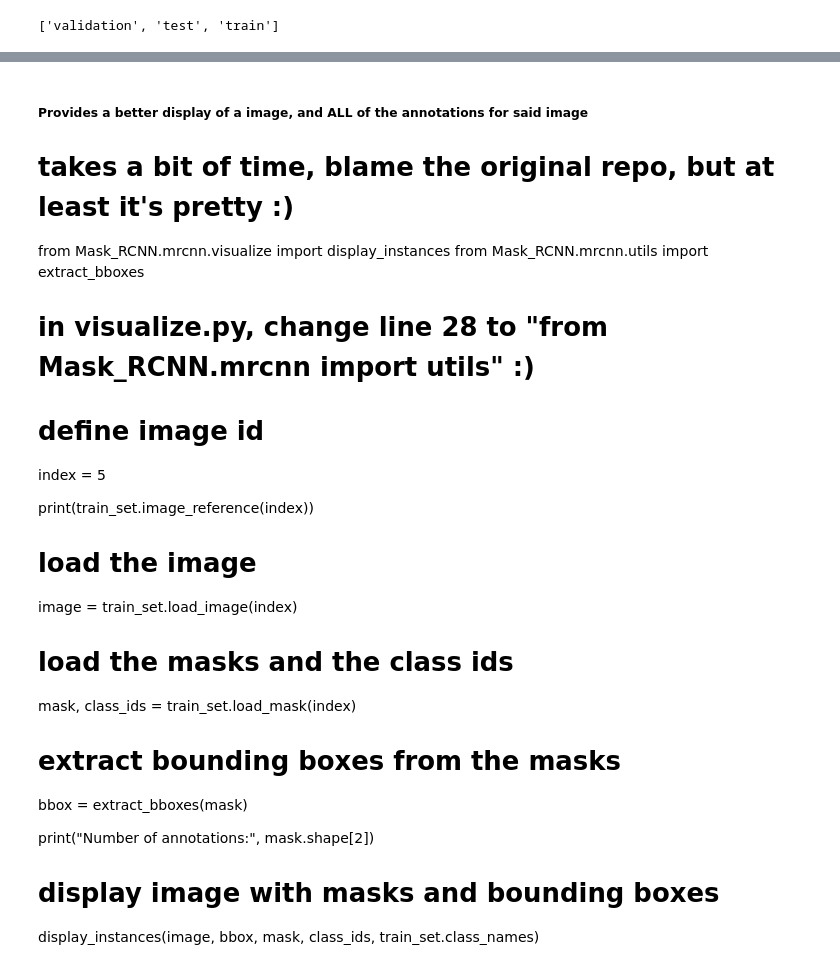
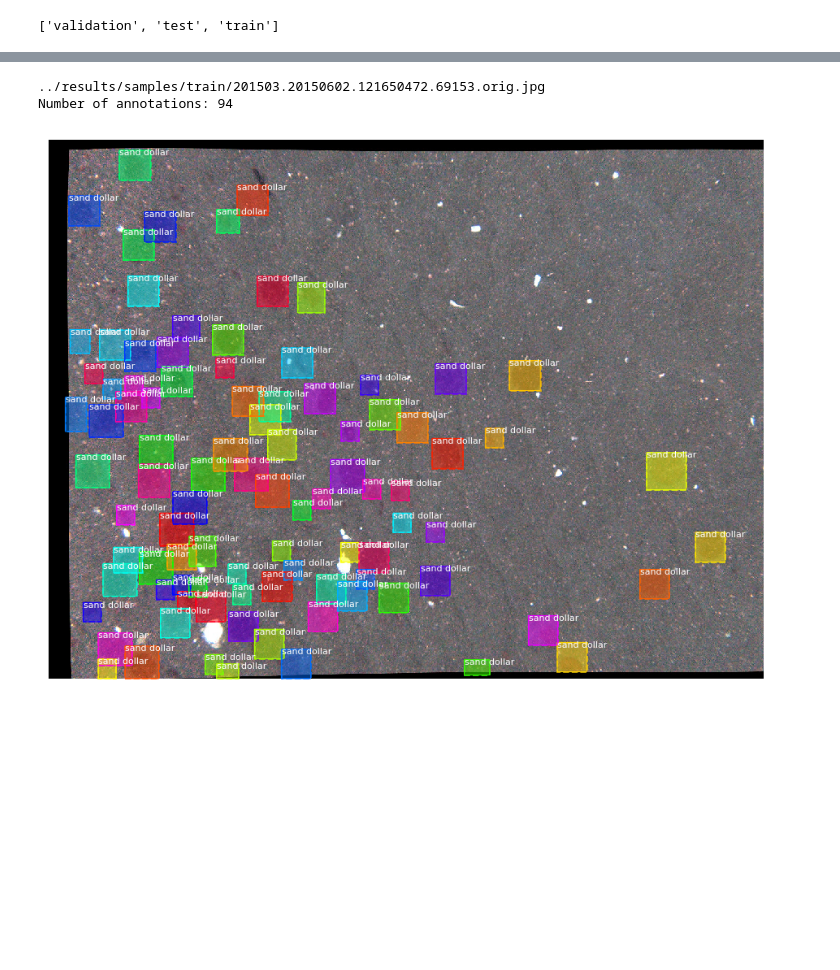
Before and after one commit to oceanhackweek/ohw19-project-computer_vision_club, a Jupyter notebook: branch_emilio/eval_scrap.ipynb, the cells around one changed output, grey strips where cells are left out. Saved outputs shown, nothing was run; the diff lists cells and outputs as text; code cells hidden in the pictures; blank space fills up the shorter version.

```diff
--- a/branch_emilio/eval_scrap.ipynb
+++ b/branch_emilio/eval_scrap.ipynb
@@ -172,31 +172,35 @@ def sanity_check(dataset):
         print(info)
 
 #sanity_check(train_set)
-# %% [markdown]
-##### Provides a better display of a image, and ALL of the annotations for said image
-# takes a bit of time, blame the original repo, but at least it's pretty :)
-
-from Mask_RCNN.mrcnn.visualize import display_instances
-from Mask_RCNN.mrcnn.utils import extract_bboxes
-# in visualize.py, change line 28 to "from Mask_RCNN.mrcnn import utils" :)
-
-# define image id
-index = 5
-
-print(train_set.image_reference(index))
-
-# load the image
-image = train_set.load_image(index)
-
-# load the masks and the class ids
-mask, class_ids = train_set.load_mask(index)
-
-# extract bounding boxes from the masks
-bbox = extract_bboxes(mask)
-
-print("Number of annotations:", mask.shape[2])
-# display image with masks and bounding boxes
-display_instances(image, bbox, mask, class_ids, train_set.class_names)
+# %%
+# Provides a better display of a image, and ALL of the annotations for said image
+# takes a bit of time, blame the original repo, but at least it's pretty :)
+
+from Mask_RCNN.mrcnn.visualize import display_instances
+from Mask_RCNN.mrcnn.utils import extract_bboxes
+# in visualize.py, change line 28 to "from Mask_RCNN.mrcnn import utils" :)
+
+# define image id
+index = 5
+
+print(train_set.image_reference(index))
+
+# load the image
+image = train_set.load_image(index)
+
+# load the masks and the class ids
+mask, class_ids = train_set.load_mask(index)
+
+# extract bounding boxes from the masks
+bbox = extract_bboxes(mask)
+
+print("Number of annotations:", mask.shape[2])
+# display image with masks and bounding boxes
+display_instances(image, bbox, mask, class_ids, train_set.class_names)
+# %% [output]
+../results/samples/train/201503.20150602.121650472.69153.orig.jpg
+Number of annotations: 94
+[figure, added]
 # %%
 from Mask_RCNN.mrcnn.config import Config
 
```
Also changed, not shown: parts of 13 cells of this notebook.
